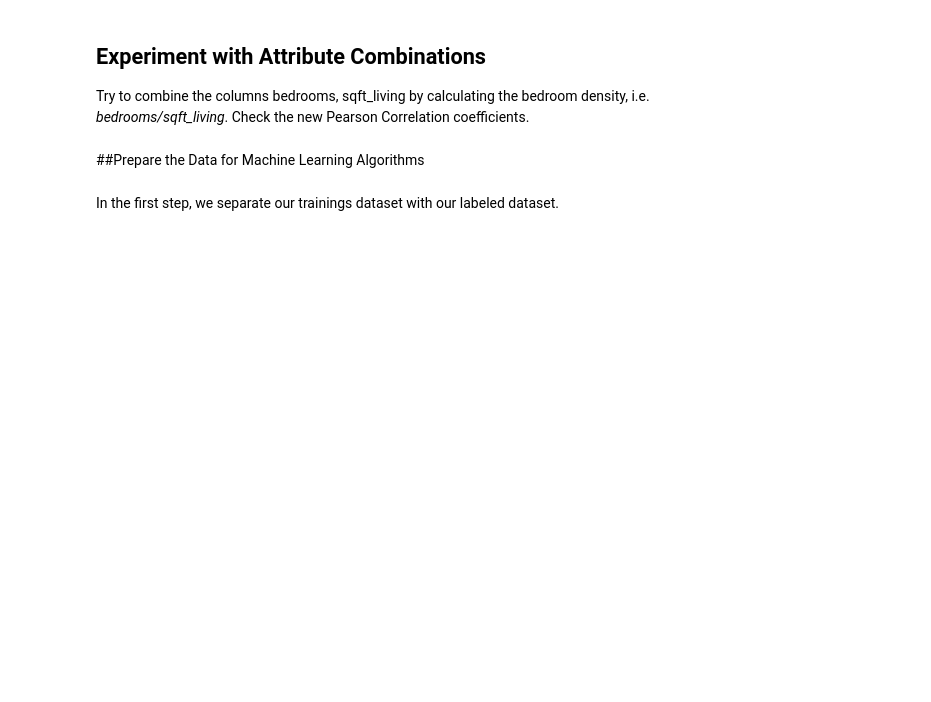
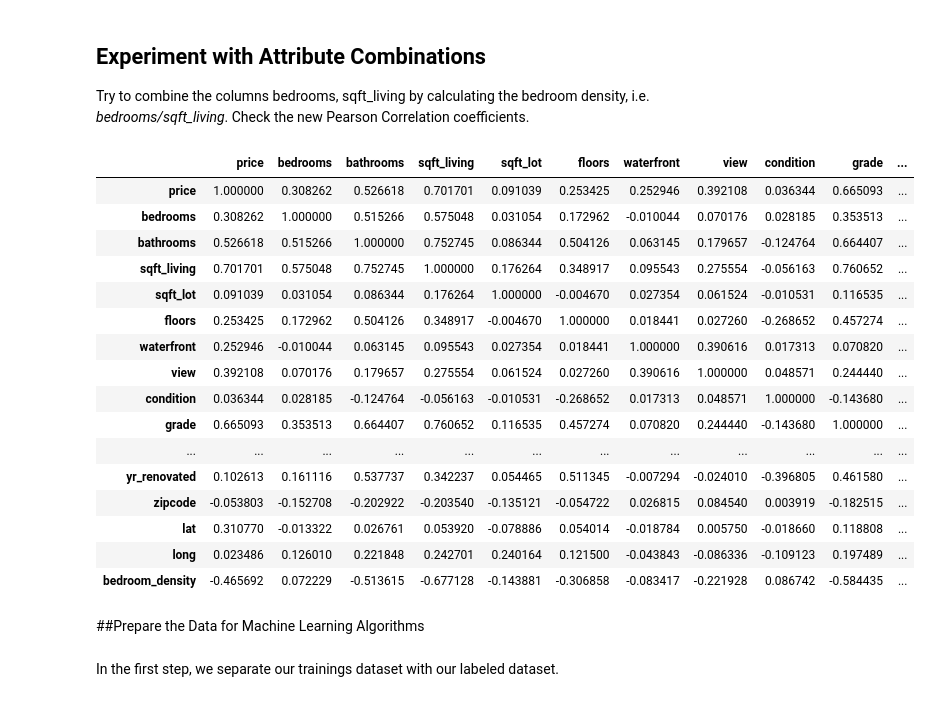
Before and after one commit to bkneussl/Assignments, a Jupyter notebook: questions_chapter2_student.ipynb, the cells around one changed output. Drawn from its saved outputs; the diff is of its cells as text; code cells hidden in the pictures; blank space fills up the shorter version.

```diff
--- a/questions_chapter2_student.ipynb
+++ b/questions_chapter2_student.ipynb
@@ -127,3 +254,27 @@ Try to combine the columns bedrooms, sqft_living by calculating the bedroom dens
+# %%
+#YOUR TASK
+#Bedroom Density
+data["bedroom_density"] = data["bedrooms"] / data["sqft_living"]
+
+data.corr()
+# %% [output]
+|  | price | bedrooms | bathrooms | sqft_living | sqft_lot | floors | waterfront | view | condition | grade | ... |
+| price | 1.000000 | 0.308262 | 0.526618 | 0.701701 | 0.091039 | 0.253425 | 0.252946 | 0.392108 | 0.036344 | 0.665093 | ... |
+| bedrooms | 0.308262 | 1.000000 | 0.515266 | 0.575048 | 0.031054 | 0.172962 | -0.010044 | 0.070176 | 0.028185 | 0.353513 | ... |
+| bathrooms | 0.526618 | 0.515266 | 1.000000 | 0.752745 | 0.086344 | 0.504126 | 0.063145 | 0.179657 | -0.124764 | 0.664407 | ... |
+| sqft_living | 0.701701 | 0.575048 | 0.752745 | 1.000000 | 0.176264 | 0.348917 | 0.095543 | 0.275554 | -0.056163 | 0.760652 | ... |
+| sqft_lot | 0.091039 | 0.031054 | 0.086344 | 0.176264 | 1.000000 | -0.004670 | 0.027354 | 0.061524 | -0.010531 | 0.116535 | ... |
+| floors | 0.253425 | 0.172962 | 0.504126 | 0.348917 | -0.004670 | 1.000000 | 0.018441 | 0.027260 | -0.268652 | 0.457274 | ... |
+| waterfront | 0.252946 | -0.010044 | 0.063145 | 0.095543 | 0.027354 | 0.018441 | 1.000000 | 0.390616 | 0.017313 | 0.070820 | ... |
+| view | 0.392108 | 0.070176 | 0.179657 | 0.275554 | 0.061524 | 0.027260 | 0.390616 | 1.000000 | 0.048571 | 0.244440 | ... |
+| condition | 0.036344 | 0.028185 | -0.124764 | -0.056163 | -0.010531 | -0.268652 | 0.017313 | 0.048571 | 1.000000 | -0.143680 | ... |
+| grade | 0.665093 | 0.353513 | 0.664407 | 0.760652 | 0.116535 | 0.457274 | 0.070820 | 0.244440 | -0.143680 | 1.000000 | ... |
+| ... | ... | ... | ... | ... | ... | ... | ... | ... | ... | ... | ... |
+| yr_renovated | 0.102613 | 0.161116 | 0.537737 | 0.342237 | 0.054465 | 0.511345 | -0.007294 | -0.024010 | -0.396805 | 0.461580 | ... |
+| zipcode | -0.053803 | -0.152708 | -0.202922 | -0.203540 | -0.135121 | -0.054722 | 0.026815 | 0.084540 | 0.003919 | -0.182515 | ... |
+| lat | 0.310770 | -0.013322 | 0.026761 | 0.053920 | -0.078886 | 0.054014 | -0.018784 | 0.005750 | -0.018660 | 0.118808 | ... |
+| long | 0.023486 | 0.126010 | 0.221848 | 0.242701 | 0.240164 | 0.121500 | -0.043843 | -0.086336 | -0.109123 | 0.197489 | ... |
+| bedroom_density | -0.465692 | 0.072229 | -0.513615 | -0.677128 | -0.143881 | -0.306858 | -0.083417 | -0.221928 | 0.086742 | -0.584435 | ... |
 # %% [markdown]
 ##Prepare the Data for Machine Learning Algorithms
 # %% [markdown]
```
Also changed, not shown: parts of 26 cells of this notebook.
